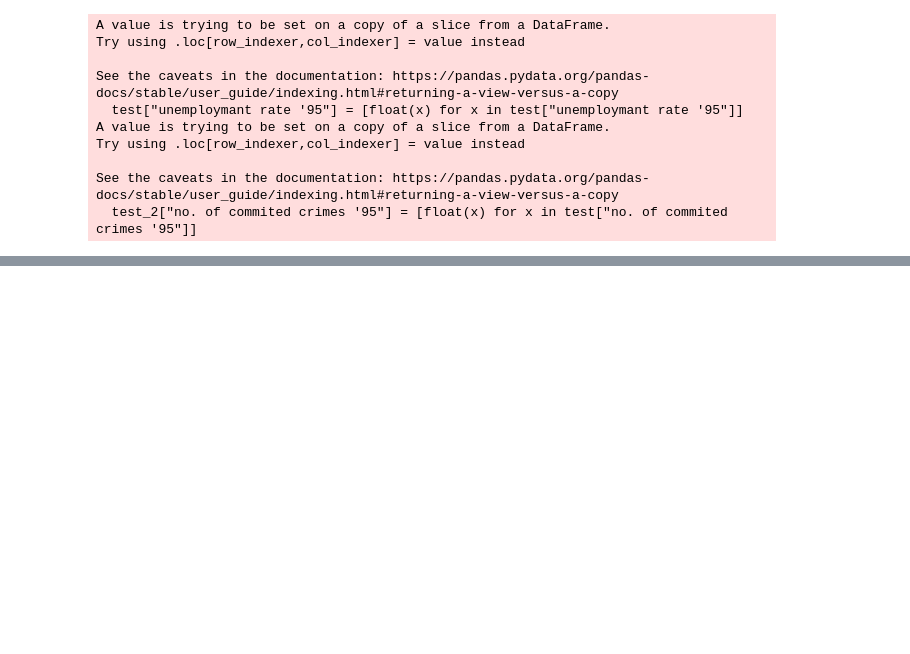
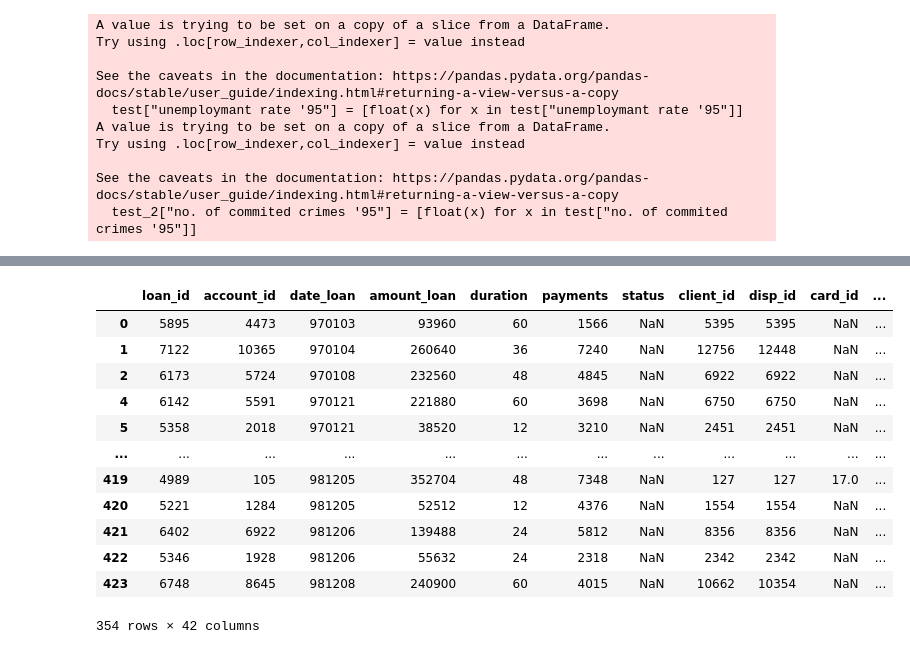
Before and after one commit to diogohalmeida/FEUP-AC-PROJ, a Jupyter notebook: Proj.ipynb, the cells around one changed output, grey strips where cells are left out. Cells and saved outputs as stored; diff of their text form; code cells hidden in the pictures; blank space fills up the shorter version.

```diff
--- a/Proj.ipynb
+++ b/Proj.ipynb
@@ -278,0 +375,38 @@ no_ids_test = account_loan_data_test.drop(["client_id", "district_id", "trans_id
+# %%
+"""
+    REPLACE OWNER/DISPONENT BY NUMBER OF ACCOUNT MEMBERS
+
+"""
+def get_members(complete_df):
+
+    n_members = []
+
+    for disp in complete_df["type_disp"]:
+        if disp == "OWNER":
+            n_members.append(1)
+        else:
+            n_members.append(2)
+    complete_df["n_members"] = n_members
+
+    complete_df.drop_duplicates(subset = ["loan_id"],keep = "last", inplace=True)
+    return complete_df.drop(columns=["type_disp"])
+
+
+complete_df = get_members(complete_df)
+
+complete_df_test = get_members(complete_df_test)
+complete_df_test
+# %% [output]
+|  | loan_id | account_id | date_loan | amount_loan | duration | payments | status | client_id | disp_id | card_id | ... |
+| 0 | 5895 | 4473 | 970103 | 93960 | 60 | 1566 | NaN | 5395 | 5395 | NaN | ... |
+| 1 | 7122 | 10365 | 970104 | 260640 | 36 | 7240 | NaN | 12756 | 12448 | NaN | ... |
+| 2 | 6173 | 5724 | 970108 | 232560 | 48 | 4845 | NaN | 6922 | 6922 | NaN | ... |
+| 4 | 6142 | 5591 | 970121 | 221880 | 60 | 3698 | NaN | 6750 | 6750 | NaN | ... |
+| 5 | 5358 | 2018 | 970121 | 38520 | 12 | 3210 | NaN | 2451 | 2451 | NaN | ... |
+| ... | ... | ... | ... | ... | ... | ... | ... | ... | ... | ... | ... |
+| 419 | 4989 | 105 | 981205 | 352704 | 48 | 7348 | NaN | 127 | 127 | 17.0 | ... |
+| 420 | 5221 | 1284 | 981205 | 52512 | 12 | 4376 | NaN | 1554 | 1554 | NaN | ... |
+| 421 | 6402 | 6922 | 981206 | 139488 | 24 | 5812 | NaN | 8356 | 8356 | NaN | ... |
+| 422 | 5346 | 1928 | 981206 | 55632 | 24 | 2318 | NaN | 2342 | 2342 | NaN | ... |
+| 423 | 6748 | 8645 | 981208 | 240900 | 60 | 4015 | NaN | 10662 | 10354 | NaN | ... |
+354 rows × 42 columns
```
Also changed, not shown: parts of 21 cells of this notebook.
